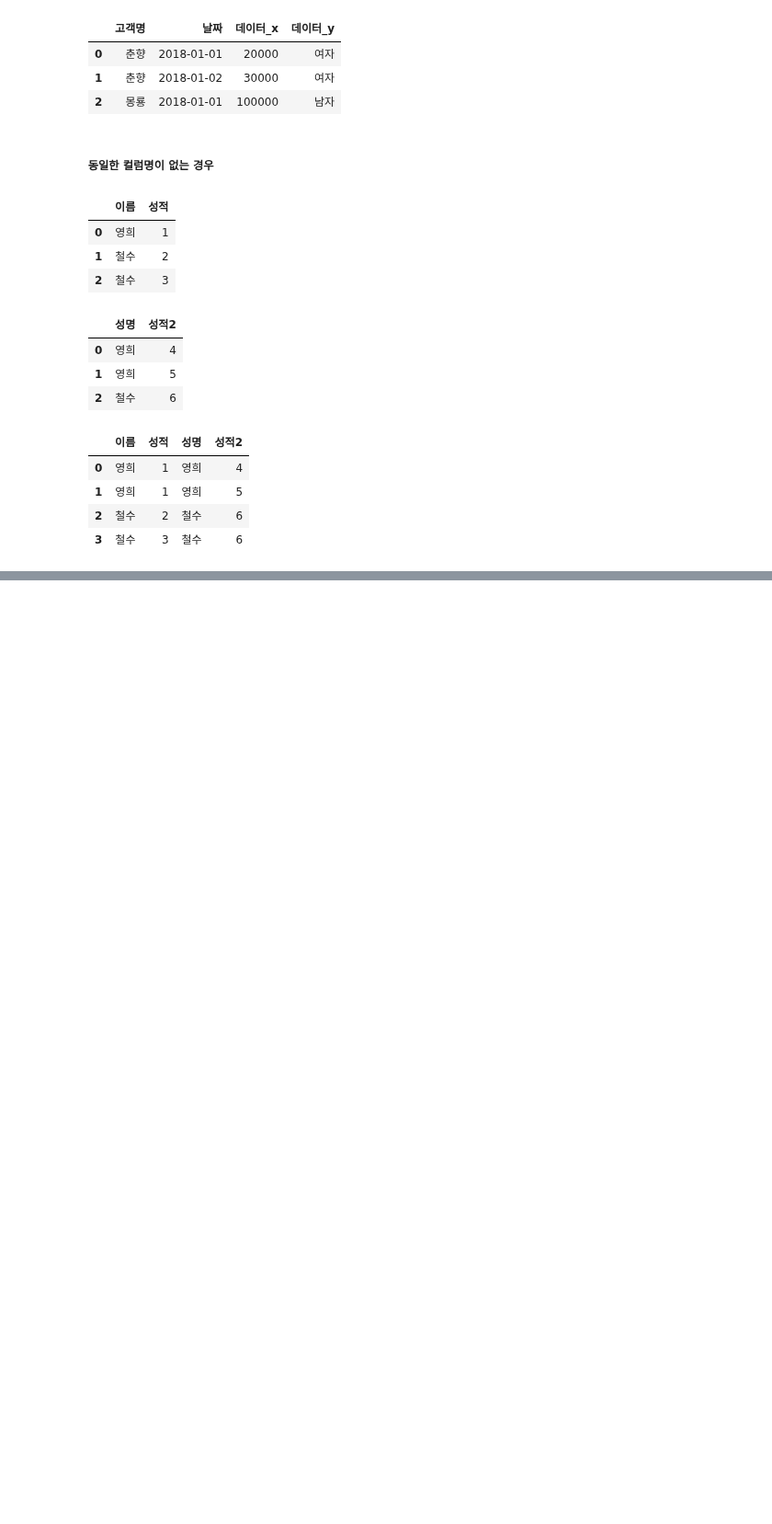
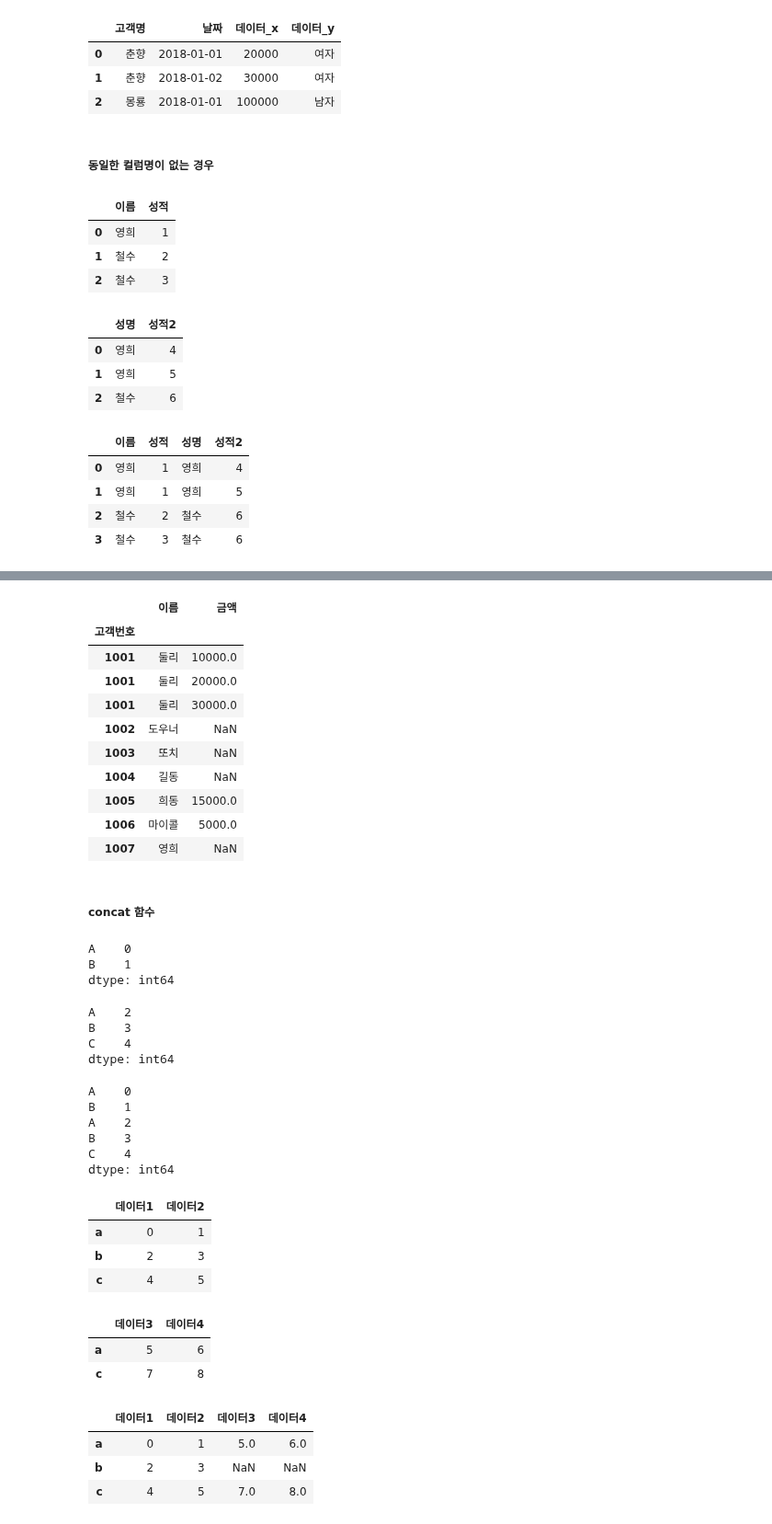
Before and after one commit to rubinkim/machine_learning_07_2022, a Jupyter notebook: 02_pandas/07_합성.ipynb, the cells around one changed output, grey strips where cells are left out. Shown at 92% size. Drawn from its saved outputs; the diff is of its cells as text; code cells hidden in the pictures; blank space fills up the shorter version.

Commit message:
pd.concat

```diff
--- a/02_pandas/07_합성.ipynb
+++ b/02_pandas/07_합성.ipynb
@@ -133,0 +136,6 @@ pd.merge(df1, df2, left_on='이름', right_on='성명')
+# %%
+df1 = pd.DataFrame({'고객번호':[1001, 1002, 1003, 1004, 1005, 1006, 1007],
+                    '이름':['둘리', '도우너', '또치', '길동', '희동', '마이콜', '영희']},
+                    columns=['고객번호', '이름'])
+df1.set_index('고객번호', inplace=True)
+df1
@@ -133,0 +152,6 @@ pd.merge(df1, df2, left_on='이름', right_on='성명')
+# %%
+df2 = pd.DataFrame({'고객번호':[1001, 1001, 1005, 1006, 1008, 1001],
+                    '금액':[10000, 20000, 15000, 5000, 100000, 30000]},
+                    columns=['고객번호', '금액'])
+df2.set_index('고객번호', inplace=True)
+df2
@@ -133,0 +187,63 @@ pd.merge(df1, df2, left_on='이름', right_on='성명')
+# %%
+# Left Outer Join
+df1.join(df2)  # how = 'left'가 default
+# %% [output]
+|  | 이름 | 금액 |
+| 고객번호 |  |  |
+| 1001 | 둘리 | 10000.0 |
+| 1001 | 둘리 | 20000.0 |
+| 1001 | 둘리 | 30000.0 |
+| 1002 | 도우너 | NaN |
+| 1003 | 또치 | NaN |
+| 1004 | 길동 | NaN |
+| 1005 | 희동 | 15000.0 |
+| 1006 | 마이콜 | 5000.0 |
+| 1007 | 영희 | NaN |
+# %% [markdown]
+##### concat 함수
+# %%
+s1 = pd.Series([0,1], index=['A','B'])
+s1
+# %% [output]
+A    0
+B    1
+dtype: int64
+# %%
+s2 = pd.Series([2,3,4], index=['A','B','C'])
+s2
+# %% [output]
+A    2
+B    3
+C    4
+dtype: int64
+# %%
+pd.concat(objs=[s1, s2], axis=0)  # axis=0가 default
+# %% [output]
+A    0
+B    1
+A    2
+B    3
+C    4
+dtype: int64
+# %%
+df1 = pd.DataFrame(np.arange(6).reshape(3,2), index=['a','b','c'], columns=['데이터1', '데이터2'])
+df1
+# %% [output]
+|  | 데이터1 | 데이터2 |
+| a | 0 | 1 |
+| b | 2 | 3 |
+| c | 4 | 5 |
+# %%
+df2 = pd.DataFrame(5 + np.arange(4).reshape(2,2), index=['a','c'], columns=['데이터3','데이터4'])
+df2
+# %% [output]
+|  | 데이터3 | 데이터4 |
+| a | 5 | 6 |
+| c | 7 | 8 |
+# %%
+pd.concat([df1, df2], axis=1)
+# %% [output]
+|  | 데이터1 | 데이터2 | 데이터3 | 데이터4 |
+| a | 0 | 1 | 5.0 | 6.0 |
+| b | 2 | 3 | NaN | NaN |
+| c | 4 | 5 | 7.0 | 8.0 |
```
Also changed, not shown: parts of 5 cells of this notebook.
